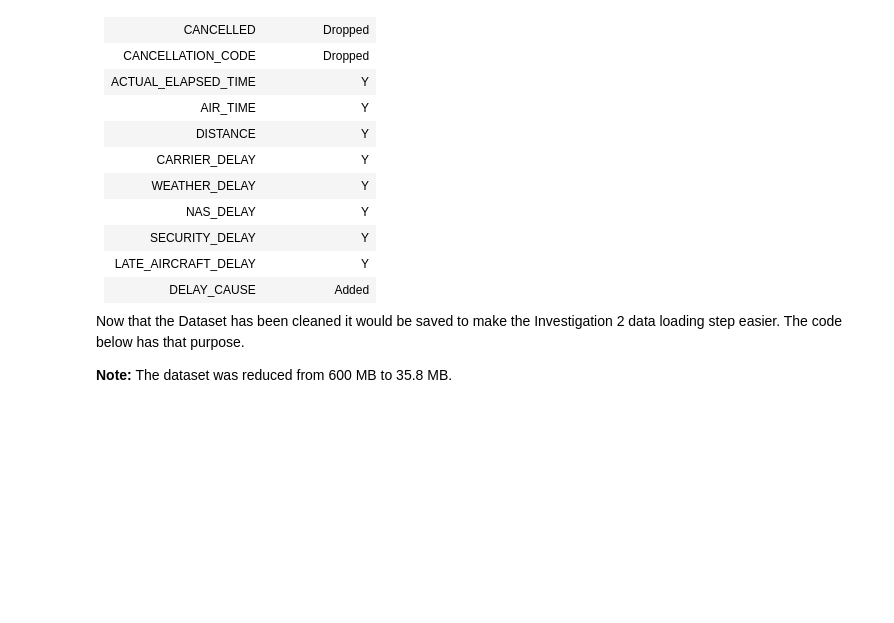
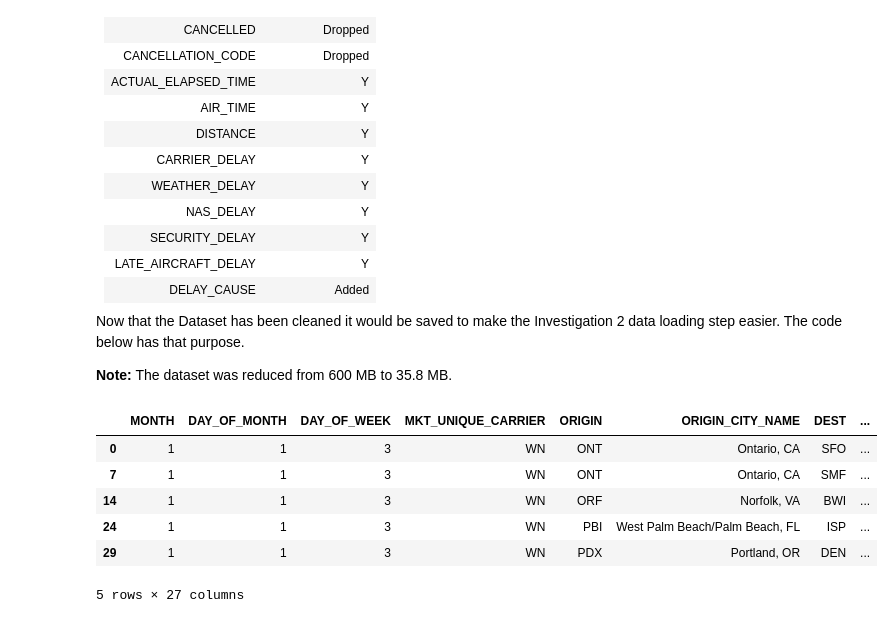
Before and after one commit to rscd27p/Investigacion_2_RP, a Jupyter notebook: Investigacion2_Cespedes_Randy.ipynb, the cells around one changed output. Cells and saved outputs as stored; diff of their text form; code cells hidden in the pictures; blank space fills up the shorter version.

```diff
--- a/Investigacion2_Cespedes_Randy.ipynb
+++ b/Investigacion2_Cespedes_Randy.ipynb
@@ -850,3 +850,13 @@ Now that the Dataset has been cleaned it would be saved to make the Investigatio
 **Note:** The dataset was reduced from 600 MB to 35.8 MB.
 # %%
 FD_IRQ.to_csv('cleaned_FL_data.csv')
+# %%
+FD_IRQ.head()
+# %% [output]
+|  | MONTH | DAY_OF_MONTH | DAY_OF_WEEK | MKT_UNIQUE_CARRIER | ORIGIN | ORIGIN_CITY_NAME | DEST | ... |
+| 0 | 1 | 1 | 3 | WN | ONT | Ontario, CA | SFO | ... |
+| 7 | 1 | 1 | 3 | WN | ONT | Ontario, CA | SMF | ... |
+| 14 | 1 | 1 | 3 | WN | ORF | Norfolk, VA | BWI | ... |
+| 24 | 1 | 1 | 3 | WN | PBI | West Palm Beach/Palm Beach, FL | ISP | ... |
+| 29 | 1 | 1 | 3 | WN | PDX | Portland, OR | DEN | ... |
+5 rows × 27 columns
```
Also changed, not shown: parts of 1 cell of this notebook, 3 other files.
